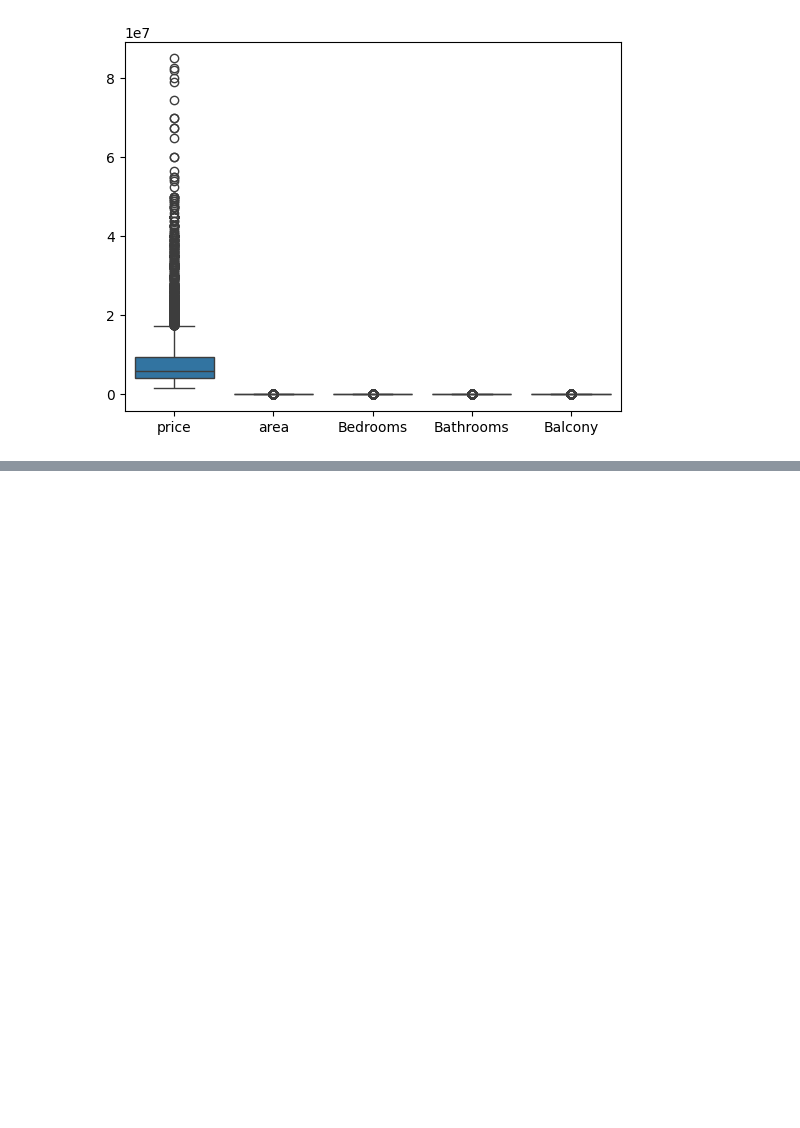
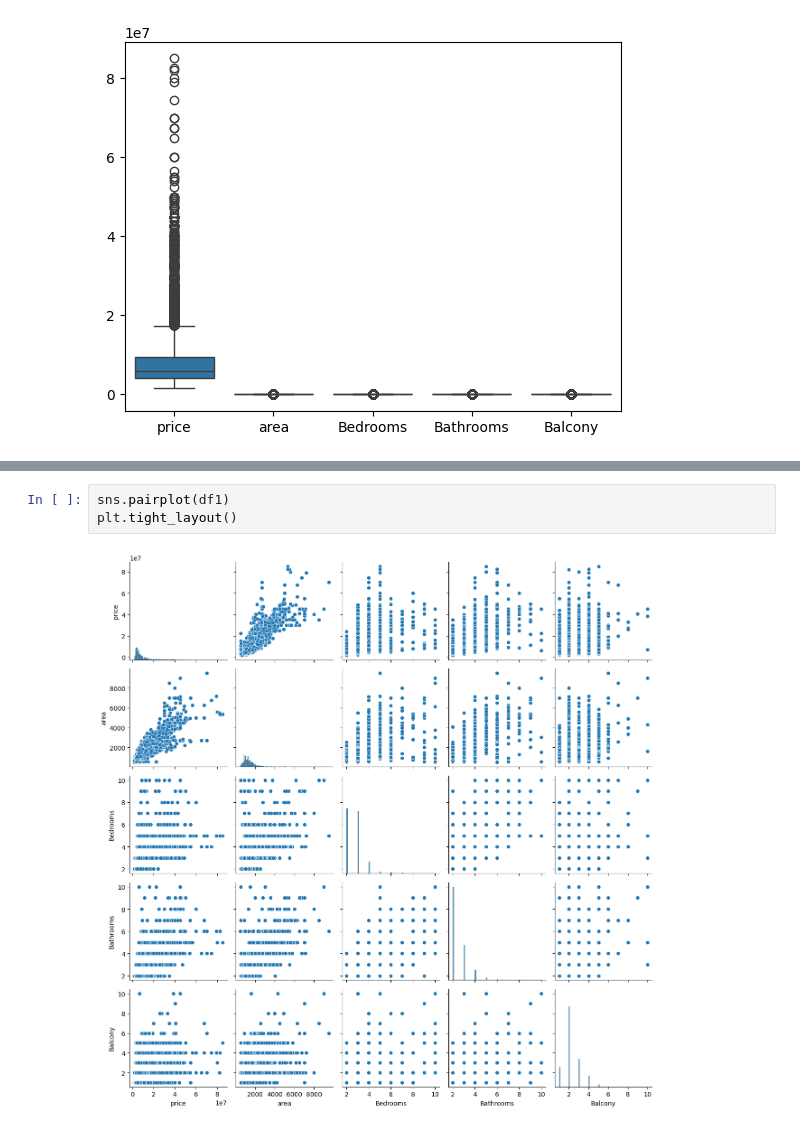
Before and after one commit to peeyush1278/Python-Experiment, a Jupyter notebook: Python-Exp/Housing Price/Housing.ipynb, the cells around one changed output, grey strips where cells are left out. Cells and saved outputs as stored; diff of their text form; blank space fills up the shorter version.

```diff
--- a/Python-Exp/Housing Price/Housing.ipynb
+++ b/Python-Exp/Housing Price/Housing.ipynb
@@ -265,0 +280,5 @@ sns.boxplot(df1)
+# %%
+sns.pairplot(df1)
+plt.tight_layout()
+# %% [output]
+[figure, added]
```
Also changed, not shown: parts of 26 cells of this notebook.
